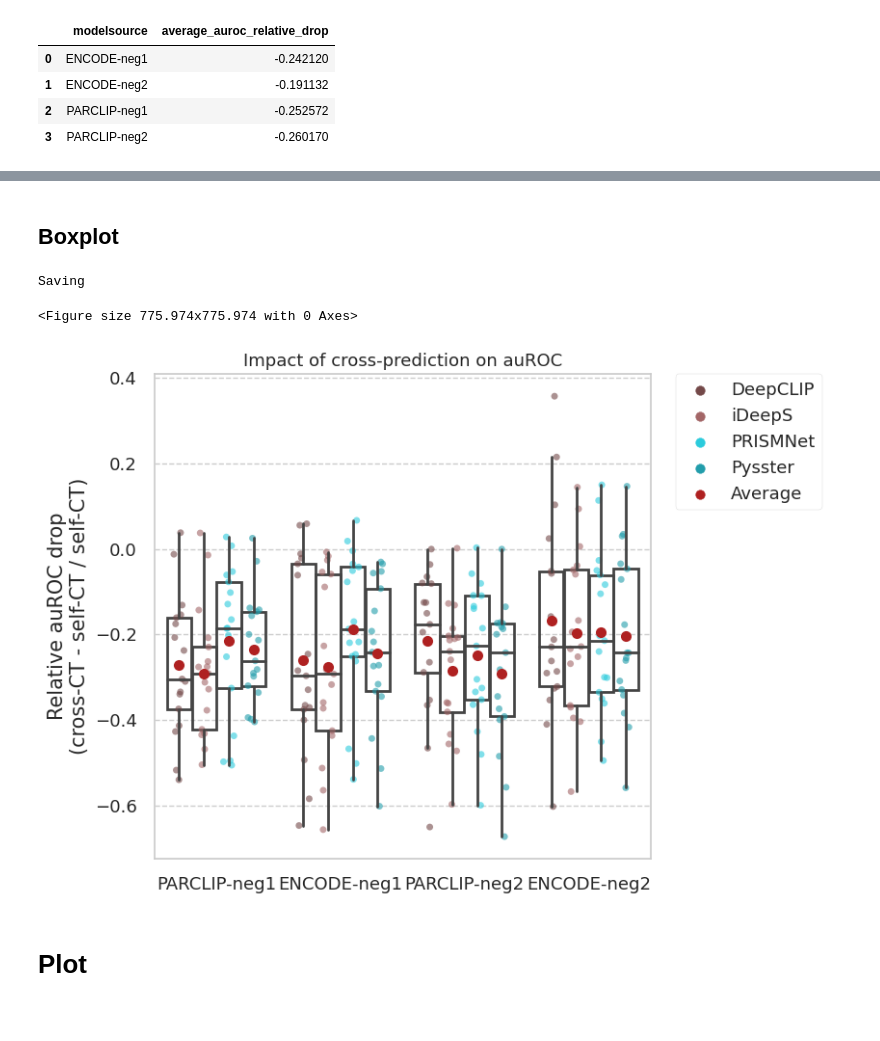
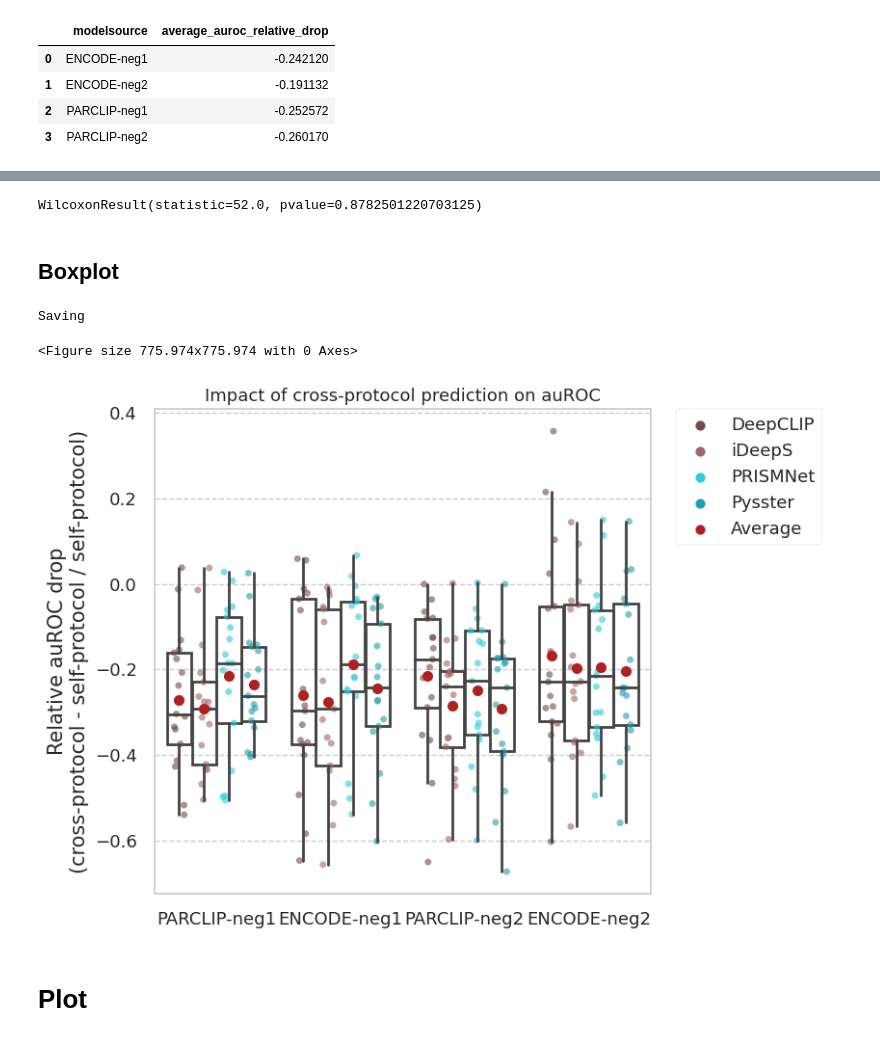
Before and after one commit to mhorlacher/Benchmark-RBP, a Jupyter notebook: analyses/notebooks/cross_protocols.ipynb, the cells around one changed output, grey strips where cells are left out. Saved outputs shown, nothing was run; the diff lists cells and outputs as text; code cells hidden in the pictures.

```diff
--- a/analyses/notebooks/cross_protocols.ipynb
+++ b/analyses/notebooks/cross_protocols.ipynb
@@ -361,3 +387,7 @@ display(tmp_reldrop_avg)
+# %%
+scipy.stats.wilcoxon(reldrop_data_paired_avg_per_rbp['neg1'], reldrop_data_paired_avg_per_rbp['neg2'], alternative='greater')
+# %% [output]
+WilcoxonResult(statistic=52.0, pvalue=0.8782501220703125)
 # %% [markdown]
 ## Boxplot
 # %%
@@ -422,41 +452,41 @@ sns.stripplot(
     ax=ax1,
 )
 
-ax1.set_ylabel("Relative auROC drop\n(cross-CT - self-CT / self-CT)")
+ax1.set_ylabel("Relative auROC drop\n(cross-protocol - self-protocol / self-protocol)")
 ax1.set_xlabel("")
 
-title = "Impact of cross-prediction on auROC"
+title = "Impact of cross-protocol prediction on auROC"
 ax1.set_title(title)
 
 
 h, l = ax1.get_legend_handles_labels()
 h, l = h[len(h) // 2 :], l[len(l) // 2 :],
 # Add average.
 avg = copy.copy(h[-1])
 avg.set_color("#AF2121")
 h.append(avg)
 l.append("Average")
 ax1.legend(
     h,
     l,
     bbox_to_anchor=(1.05, 1),
     loc=2,
     borderaxespad=0.0,
 )
 
 plt.tight_layout()
 
 
 if savefig_file:
     print("Saving")
     my_savefig(savefig_file)
 
 
 plt.show()
 # %% [output]
 Saving
 <Figure size 775.974x775.974 with 0 Axes>
-[figure, old version]
+[figure, new version]
 # %% [markdown]
 # Plot
 # %% [markdown]
```
Also changed, not shown: parts of 3 cells of this notebook, 1 other file.
